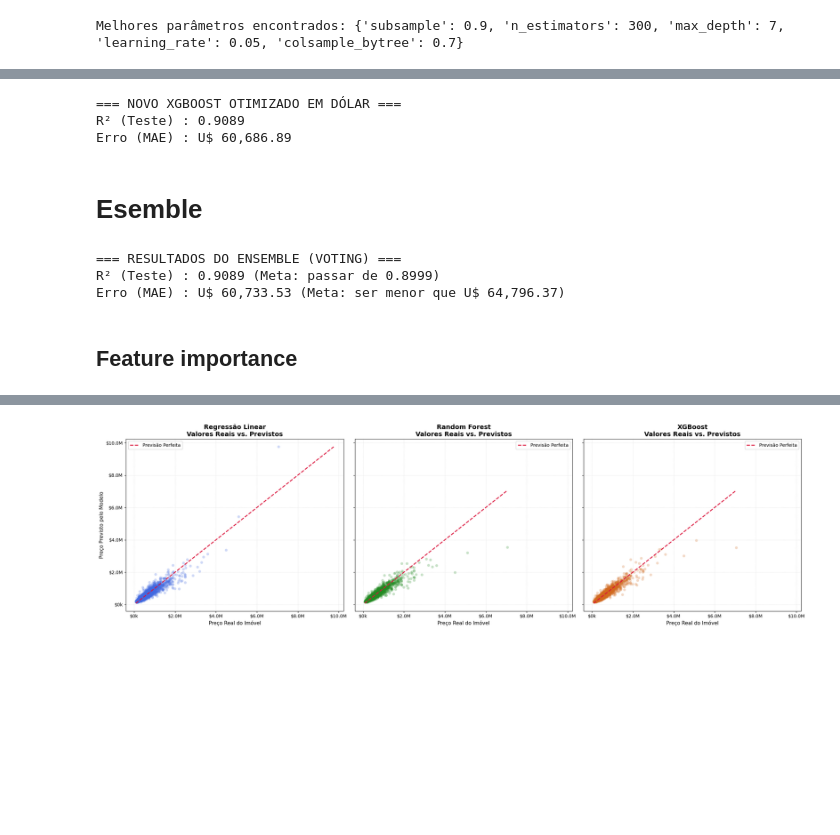
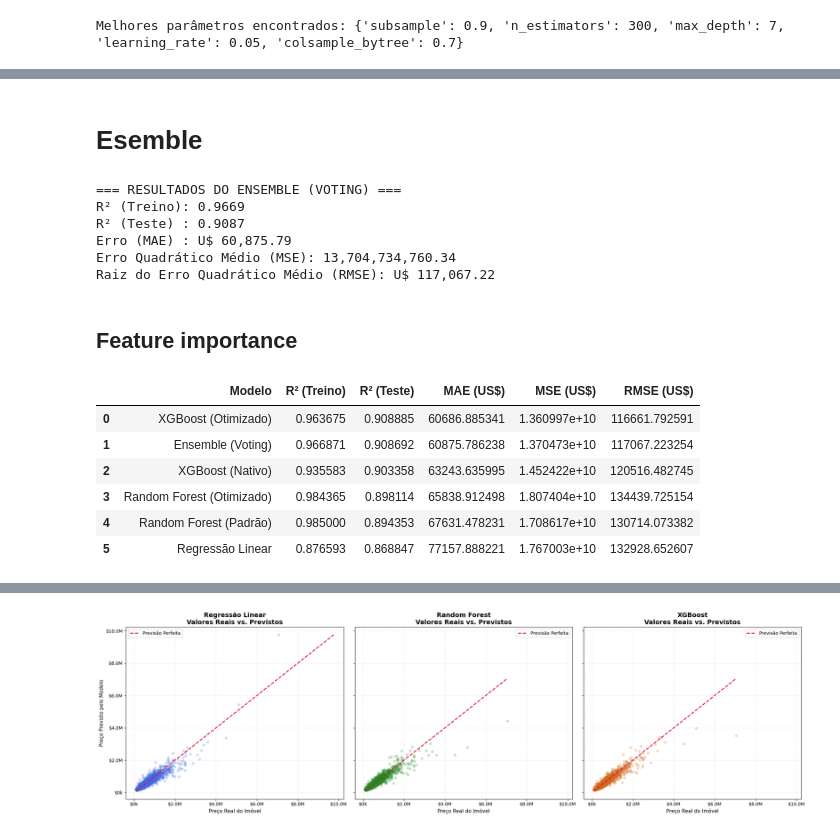
Before and after one commit to programagiovanni-code/sctec_projeto, a Jupyter notebook: teste_final/machine_learning_2.ipynb, the cells around one changed output, grey strips where cells are left out. Saved outputs shown, nothing was run; the diff lists cells and outputs as text; code cells hidden in the pictures; blank space fills up the shorter version.

Commit message:
refactor: Ajuste de código e formação da pasta model com seus arquivos

```diff
--- a/teste_final/machine_learning_2.ipynb
+++ b/teste_final/machine_learning_2.ipynb
@@ -376,51 +333,67 @@ Melhores parâmetros focados em Dólares: {'subsample': 0.9, 'n_estimators': 300
-# %%
-melhor_xgb_dolar = tuning_dolar.best_estimator_
-
-# Predições e conversão
-y_pred_log = melhor_xgb_dolar.predict(X_test)
-y_pred_real = np.expm1(y_pred_log)
-y_test_real = np.expm1(y_test)
-
-# Métricas
-r2_final = r2_score(y_test, y_pred_log)
-mae_final = mean_absolute_error(y_test_real, y_pred_real)
-
-print("=== NOVO XGBOOST OTIMIZADO EM DÓLAR ===")
-print(f"R² (Teste) : {r2_final:.4f}")
-print(f"Erro (MAE) : U$ {mae_final:,.2f}")
-# %% [output]
-=== NOVO XGBOOST OTIMIZADO EM DÓLAR ===
-R² (Teste) : 0.9089
-Erro (MAE) : U$ 60,686.89
 # %% [markdown]
 # Esemble
 # %%
-# VotingRegressor + melhor modelo XGBoost e RandomForest
+# Ensemble (Voting)
 ensemble_ponderado = VotingRegressor(estimators=[
     ('xgb_otimizado', melhor_xgb),
     ('random_forest', rf_model)],
     weights=[0.9, 0.1])
 
-# Treinamento de modelos (2 modelos individuais)
 ensemble_ponderado.fit(X_train, y_train)
 
-# Predições (ainda na escala LOG)
 y_pred_weighted_log = ensemble_ponderado.predict(X_test)
 y_pred_weighted_real = np.expm1(y_pred_weighted_log)
+y_pred_weighted_train_log = ensemble_ponderado.predict(X_train)
 
-r2_weighted = r2_score(y_test, y_pred_weighted_log)
-mae_weighted = mean_absolute_error(y_test_real, y_pred_weighted_real)
+ensemble_r2_weighted_train = r2_score(y_train, y_pred_weighted_train_log)
+ensemble_r2_weighted = r2_score(y_test, y_pred_weighted_log)
+ensemble_mae_weighted = mean_absolute_error(y_test_real, y_pred_weighted_real)
+ensemble_mse_weighted = mean_squared_error(y_test_real, y_pred_weighted_real)
+ensemble_rmse_weighted = np.sqrt(ensemble_mse_weighted)
 
-# 6. Exibir Resultados
-print("=== RESULTADOS DO ENSEMBLE (VOTING) ===")
-print(f"R² (Teste) : {r2_weighted:.4f} (Meta: passar de 0.8999)")
-print(f"Erro (MAE) : U$ {mae_weighted:,.2f} (Meta: ser menor que U$ 64,796.37)")
+ensemble = [ensemble_r2_weighted_train, ensemble_r2_weighted, ensemble_mae_weighted, ensemble_mse_weighted, ensemble_rmse_weighted]
+
+print('=== RESULTADOS DO ENSEMBLE (VOTING) ===')
+print(f'R² (Treino): {ensemble_r2_weighted_train:.4f}')
+print(f'R² (Teste) : {ensemble_r2_weighted:.4f}')
+print(f'Erro (MAE) : U$ {ensemble_mae_weighted:,.2f}')
+print(f'Erro Quadrático Médio (MSE): {ensemble_mse_weighted:,.2f}')
+print(f'Raiz do Erro Quadrático Médio (RMSE): U$ {ensemble_rmse_weighted:,.2f}')
 # %% [output]
 === RESULTADOS DO ENSEMBLE (VOTING) ===
-R² (Teste) : 0.9089 (Meta: passar de 0.8999)
-Erro (MAE) : U$ 60,733.53 (Meta: ser menor que U$ 64,796.37)
+R² (Treino): 0.9669
+R² (Teste) : 0.9087
+Erro (MAE) : U$ 60,875.79
+Erro Quadrático Médio (MSE): 13,704,734,760.34
+Raiz do Erro Quadrático Médio (RMSE): U$ 117,067.22
 # %% [markdown]
 ## Feature importance
+# %%
+# Tabela comparativa
+metricas_modelos = {
+    'Regressão Linear': regressao_linear,
+    'Random Forest (Padrão)': randomforest_padrao,
+    'Random Forest (Otimizado)': randomforestotimizado,
+    'XGBoost (Nativo)': xgboost_native,
+    'XGBoost (Otimizado)': xgboost_orimizado,
+    'Ensemble (Voting)': ensemble}
+
+colunas = ['R² (Treino)', 'R² (Teste)', 'MAE (US$)', 'MSE (US$)', 'RMSE (US$)']
+
+tabela_comparativa = pd.DataFrame.from_dict(metricas_modelos, orient='index', columns=colunas)
+
+tabela_comparativa = tabela_comparativa.reset_index().rename(columns={'index': 'Modelo'})
+
+tabela_comparativa = tabela_comparativa.sort_values(by='MAE (US$)').reset_index(drop=True)
+tabela_comparativa
+# %% [output]
+|  | Modelo | R² (Treino) | R² (Teste) | MAE (US$) | MSE (US$) | RMSE (US$) |
+| 0 | XGBoost (Otimizado) | 0.963675 | 0.908885 | 60686.885341 | 1.360997e+10 | 116661.792591 |
+| 1 | Ensemble (Voting) | 0.966871 | 0.908692 | 60875.786238 | 1.370473e+10 | 117067.223254 |
+| 2 | XGBoost (Nativo) | 0.935583 | 0.903358 | 63243.635995 | 1.452422e+10 | 120516.482745 |
+| 3 | Random Forest (Otimizado) | 0.984365 | 0.898114 | 65838.912498 | 1.807404e+10 | 134439.725154 |
+| 4 | Random Forest (Padrão) | 0.985000 | 0.894353 | 67631.478231 | 1.708617e+10 | 130714.073382 |
+| 5 | Regressão Linear | 0.876593 | 0.868847 | 77157.888221 | 1.767003e+10 | 132928.652607 |
 # %%
 # Extrair as importâncias de cada modelo
 recursos = X_train.columns
```
Also changed, not shown: parts of 16 cells of this notebook, 8 other files.
